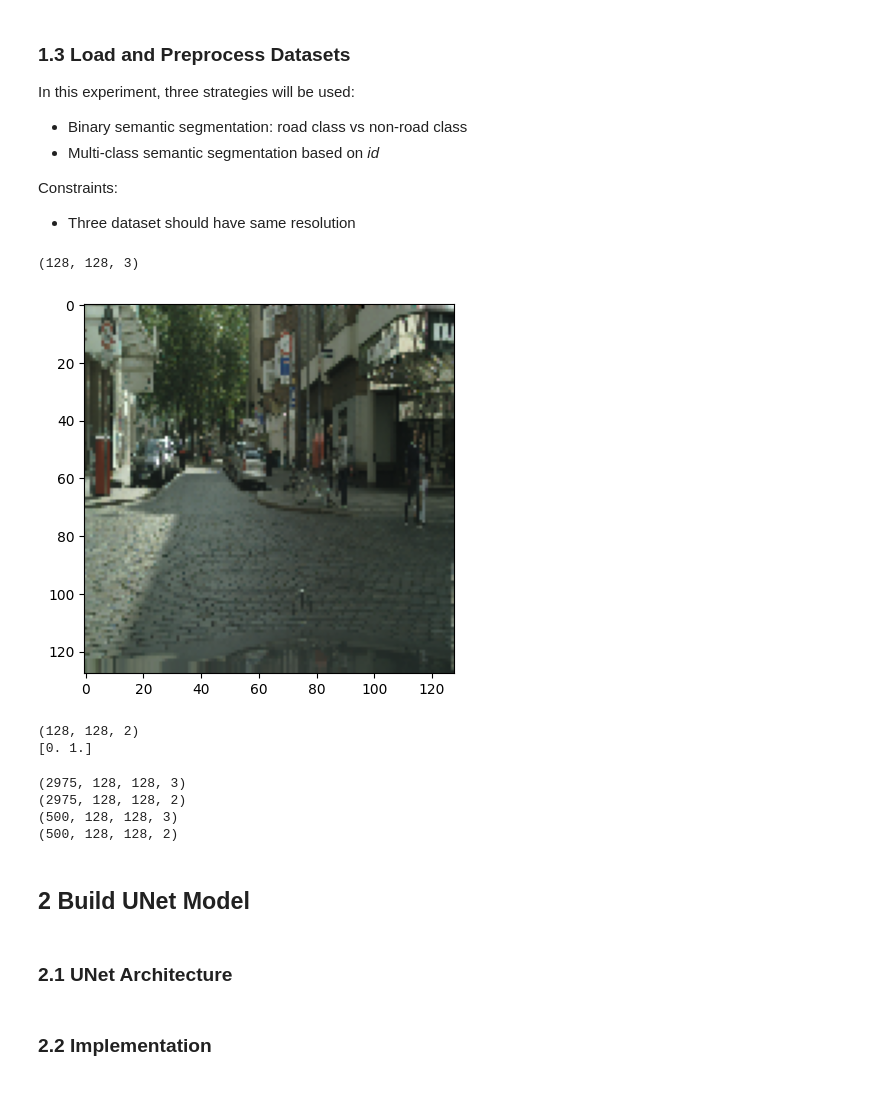
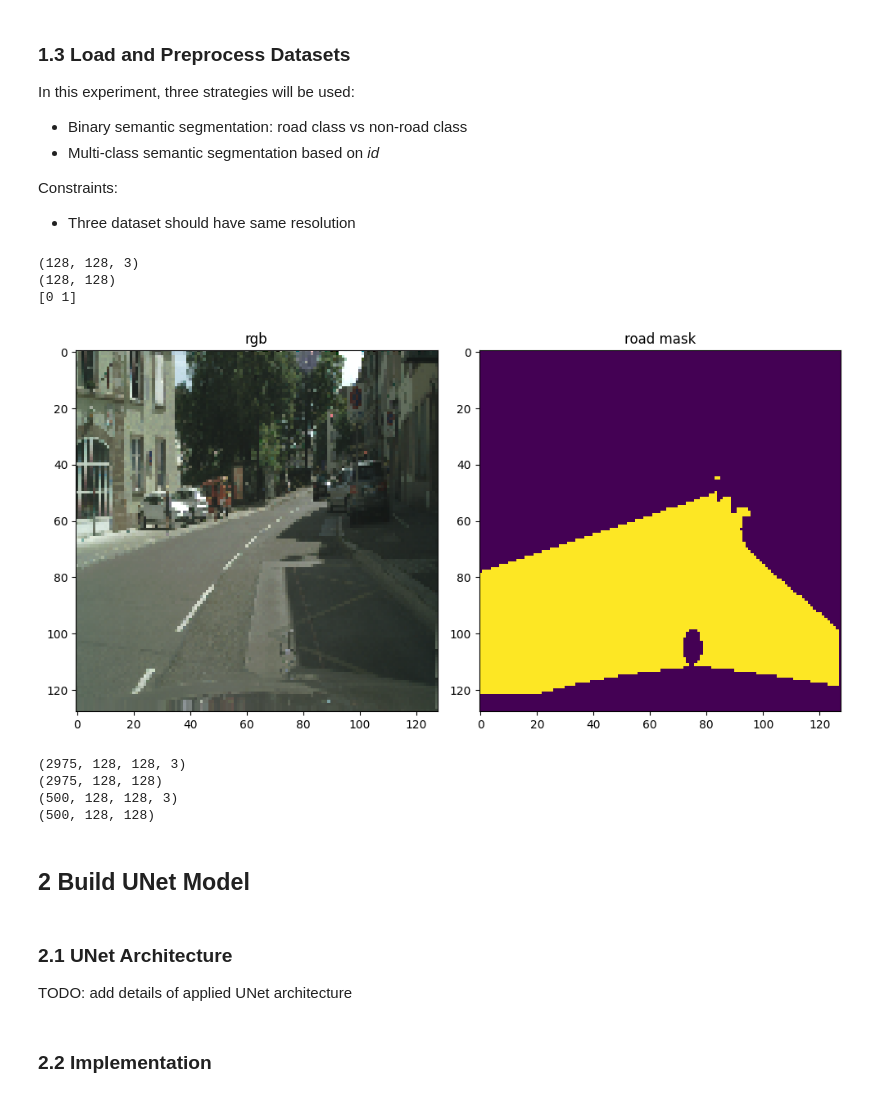
Before and after one commit to WeilongYE/unet-for-cityscapes-road-segmentation, a Jupyter notebook: unet_for_cityscapes_road_segmentation.ipynb, the cells around one changed output. Saved outputs shown, nothing was run; the diff lists cells and outputs as text; code cells hidden in the pictures.

```diff
--- a/unet_for_cityscapes_road_segmentation.ipynb
+++ b/unet_for_cityscapes_road_segmentation.ipynb
@@ -419,15 +419,17 @@ class DataLoader:
     return image
 
   @staticmethod
-  def preprocess_label(label: Image, input_shape, road_id, num_of_classes) -> np.ndarray:
+  def preprocess_label(label: Image, input_shape, road_id, num_of_classes, one_hot=False) -> np.ndarray:
     # resize to input shape
     label = label.resize(input_shape[:2], Image.NEAREST)
     # convert multi-class label to road binary mask
     label = np.array(label)
     label = np.reshape(label, (label.shape[0], label.shape[1], 1))
     label = np.all(label == road_id, axis=-1).astype(np.uint8)
-    # convert binary mask to categorical (one-hot encoded)
-    label = keras.utils.to_categorical(label, num_of_classes)
+
+    if one_hot:  # For using categorical cross entropy instead of sparse categorical cross entropy
+      label = keras.utils.to_categorical(label, num_of_classes)
+
     return label
 
   def __init__(self, train_rgb_dir, train_label_dir, val_rgb_dir, val_label_dir, input_shape, road_id, num_of_classes):
@@ -476,21 +478,27 @@ class DataLoader:
 # %%
 # Test preprocess_rgb
 test_image = Image.open(os.path.join(train_rgb_dir, train_rgb_files[0]))
 test_image = DataLoader.preprocess_rgb(test_image, input_shape)
 print(test_image.shape)
-plt.imshow(test_image)
-plt.show()
 
 # Test preprocess_label
 test_label = Image.open(os.path.join(train_label_dir, train_label_files[0]))
-test_label = DataLoader.preprocess_label(test_label, input_shape, road_id, 2)
+test_label = DataLoader.preprocess_label(test_label, input_shape, road_id, 2, False)
 print(test_label.shape)
 print(np.unique(test_label))
+
+fig, axis = plt.subplots(1, 2, figsize=(10, 5))
+axis[0].imshow(test_image)
+axis[0].set_title("rgb")
+axis[1].imshow(test_label)
+axis[1].set_title("road mask")
+plt.tight_layout()
+plt.show()
 # %% [output]
 (128, 128, 3)
+(128, 128)
+[0 1]
-[figure, old version]
+[figure, new version]
-(128, 128, 2)
-[0. 1.]
 # %%
 num_of_classes = 2
 binary_data_loader = DataLoader(train_rgb_dir, train_label_dir, val_rgb_dir, val_label_dir, input_shape, road_id, num_of_classes)
@@ -503,13 +511,14 @@ print(X_val.shape)
 print(Y_val.shape)
 # %% [output]
 (2975, 128, 128, 3)
-(2975, 128, 128, 2)
+(2975, 128, 128)
 (500, 128, 128, 3)
-(500, 128, 128, 2)
+(500, 128, 128)
 # %% [markdown]
 ## 2 Build UNet Model
 # %% [markdown]
 ### 2.1 UNet Architecture
+TODO: add details of applied UNet architecture
 # %% [markdown]
 ### 2.2 Implementation
 # %%
```
Also changed, not shown: parts of 13 cells of this notebook.
